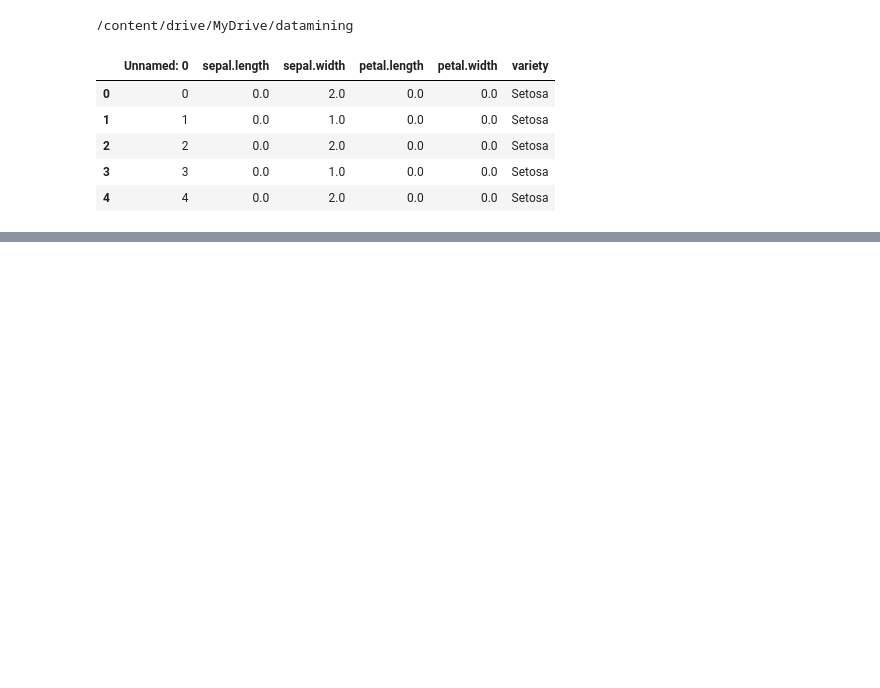
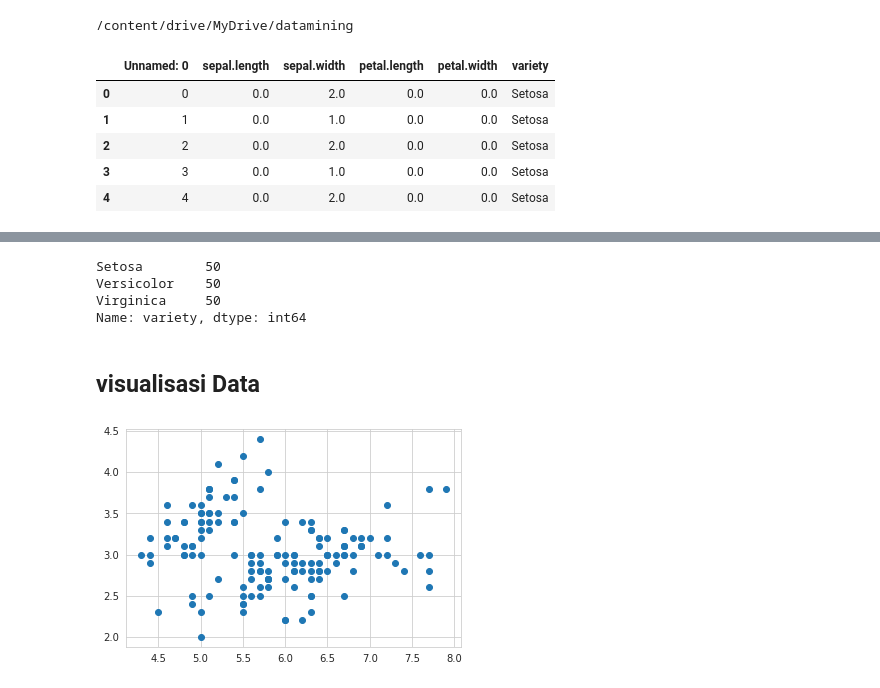
Before and after one commit to Ahmad-Dani-Kurniawan/DATAMINING, a Jupyter notebook: _sources/notebooks.ipynb, the cells around one changed output, grey strips where cells are left out. Cells and saved outputs as stored; diff of their text form; code cells hidden in the pictures; blank space fills up the shorter version.

```diff
--- a/_sources/notebooks.ipynb
+++ b/_sources/notebooks.ipynb
@@ -216,0 +582,2 @@ iris1.head()
+# %%
+dataset = pd.read_csv('https://raw.githubusercontent.com/Ahmad-Dani-Kurniawan/datamining/main/iris.csv')
@@ -216,0 +630,18 @@ iris1.head()
+# %%
+#Data points count value for each class labels..
+
+dataset.variety.value_counts()
+# %% [output]
+Setosa        50
+Versicolor    50
+Virginica     50
+Name: variety, dtype: int64
+# %% [markdown]
+## visualisasi Data
+# %%
+#Visualizing the dataset features to find pattern to solve our task
+
+plt.scatter(dataset['sepal.length'],dataset['sepal.width'])
+plt.show()
+# %% [output]
+[figure, added]
```
Also changed, not shown: parts of 50 cells of this notebook, 19 other files.
